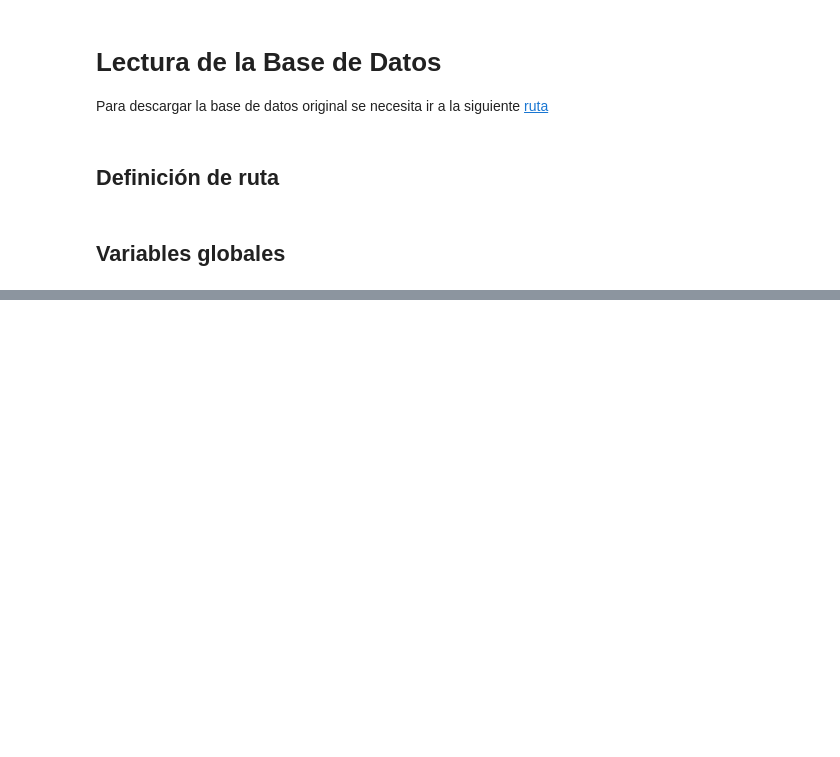
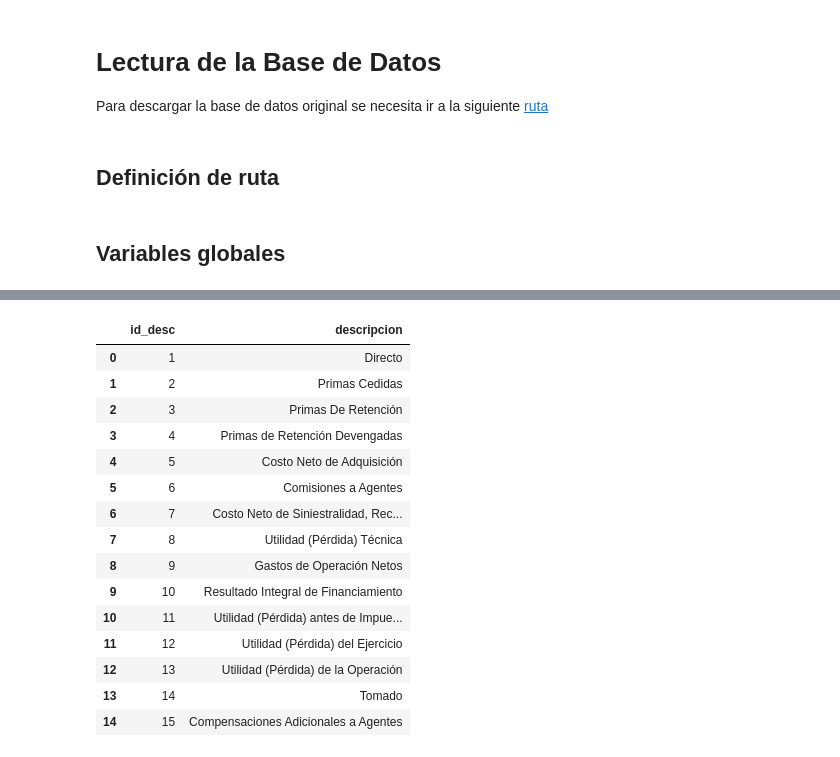
Before and after one commit to eruiz1996/SIO, a Jupyter notebook: Limpieza.ipynb, the cells around one changed output, grey strips where cells are left out. Drawn from its saved outputs; the diff is of its cells as text; code cells hidden in the pictures; blank space fills up the shorter version.

```diff
--- a/Limpieza.ipynb
+++ b/Limpieza.ipynb
@@ -107,0 +138,19 @@ df['ramo'] = df.ramo.str.replace('?', 'ñ', regex=True)
+# %%
+create_db(df.desc, 'id_desc', 'descripcion')
+# %% [output]
+|  | id_desc | descripcion |
+| 0 | 1 | Directo |
+| 1 | 2 | Primas Cedidas |
+| 2 | 3 | Primas De Retención |
+| 3 | 4 | Primas de Retención Devengadas |
+| 4 | 5 | Costo Neto de Adquisición |
+| 5 | 6 | Comisiones a Agentes |
+| 6 | 7 | Costo Neto de Siniestralidad, Rec... |
+| 7 | 8 | Utilidad (Pérdida) Técnica |
+| 8 | 9 | Gastos de Operación Netos |
+| 9 | 10 | Resultado Integral de Financiamiento |
+| 10 | 11 | Utilidad (Pérdida) antes de Impue... |
+| 11 | 12 | Utilidad (Pérdida) del Ejercicio |
+| 12 | 13 | Utilidad (Pérdida) de la Operación |
+| 13 | 14 | Tomado |
+| 14 | 15 | Compensaciones Adicionales a Agentes |
```
Also changed, not shown: parts of 20 cells of this notebook, 2 other files.
